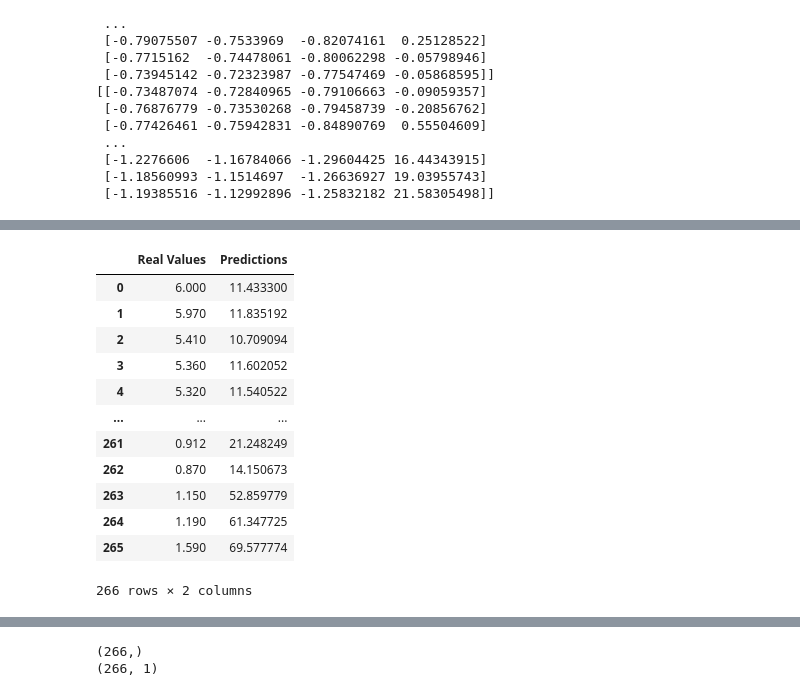
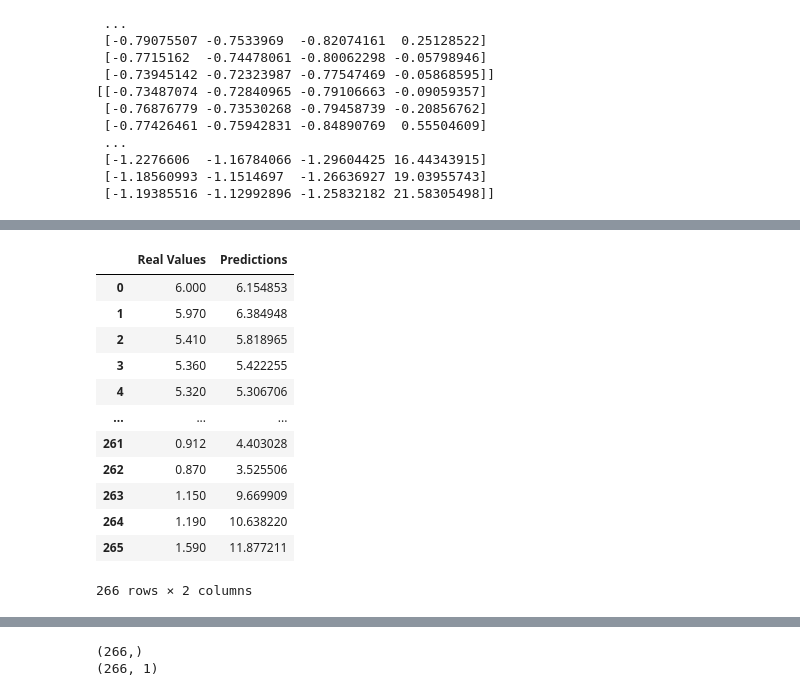
Before and after one commit to dadario10/Data_Modeling_Project, a Jupyter notebook: Nikola_models/nn_regression.ipynb, the cells around one changed output, grey strips where cells are left out. Saved outputs shown, nothing was run; the diff lists cells and outputs as text; code cells hidden in the pictures.

```diff
--- a/Nikola_models/nn_regression.ipynb
+++ b/Nikola_models/nn_regression.ipynb
@@ -232,7 +290,7 @@ art_nnet.add(Dense(units=1))
 art_nnet.compile(optimizer="adam",loss="mean_squared_error")
 # %%
 # Train the model
-art_nnet.fit(x=X_train, y=y_train, epochs=100, batch_size=32,validation_data=(X_test,y_test) \
-             ,callbacks=EarlyStopping(monitor='val_loss',patience=4))
+art_nnet.fit(x=X_train, y=y_train, epochs=100, batch_size=32,validation_data=(X_test,y_test)) #\
+          #   ,callbacks=EarlyStopping(monitor='val_loss',patience=4))
 # %% [output]
 Epoch 1/100
@@ -279,6 +351,6 @@ Testing Evaluation: 276.8677673339844
 # Make Predictions
 ann_predictions = art_nnet.predict(X_test)
 predictions_df = pd.DataFrame(np.ravel(ann_predictions),columns=["Predictions"])
-comparison_df = pd.concat([pd.DataFrame(y_test,columns=["Real Values"]), predictions_df],axis=1)
+comparison_df = pd.concat([pd.DataFrame(y_test.values,columns=["Real Values"]), predictions_df],axis=1)
 comparison_df
 # %% [output]
@@ -286,13 +358,13 @@ comparison_df
 |  | Real Values | Predictions |
-| 0 | 6.000 | 11.433300 |
-| 1 | 5.970 | 11.835192 |
-| 2 | 5.410 | 10.709094 |
-| 3 | 5.360 | 11.602052 |
-| 4 | 5.320 | 11.540522 |
+| 0 | 6.000 | 6.154853 |
+| 1 | 5.970 | 6.384948 |
+| 2 | 5.410 | 5.818965 |
+| 3 | 5.360 | 5.422255 |
+| 4 | 5.320 | 5.306706 |
 | ... | ... | ... |
-| 261 | 0.912 | 21.248249 |
-| 262 | 0.870 | 14.150673 |
-| 263 | 1.150 | 52.859779 |
-| 264 | 1.190 | 61.347725 |
-| 265 | 1.590 | 69.577774 |
+| 261 | 0.912 | 4.403028 |
+| 262 | 0.870 | 3.525506 |
+| 263 | 1.150 | 9.669909 |
+| 264 | 1.190 | 10.638220 |
+| 265 | 1.590 | 11.877211 |
 266 rows × 2 columns
```
Also changed, not shown: parts of 18 cells of this notebook, 5 other files.
